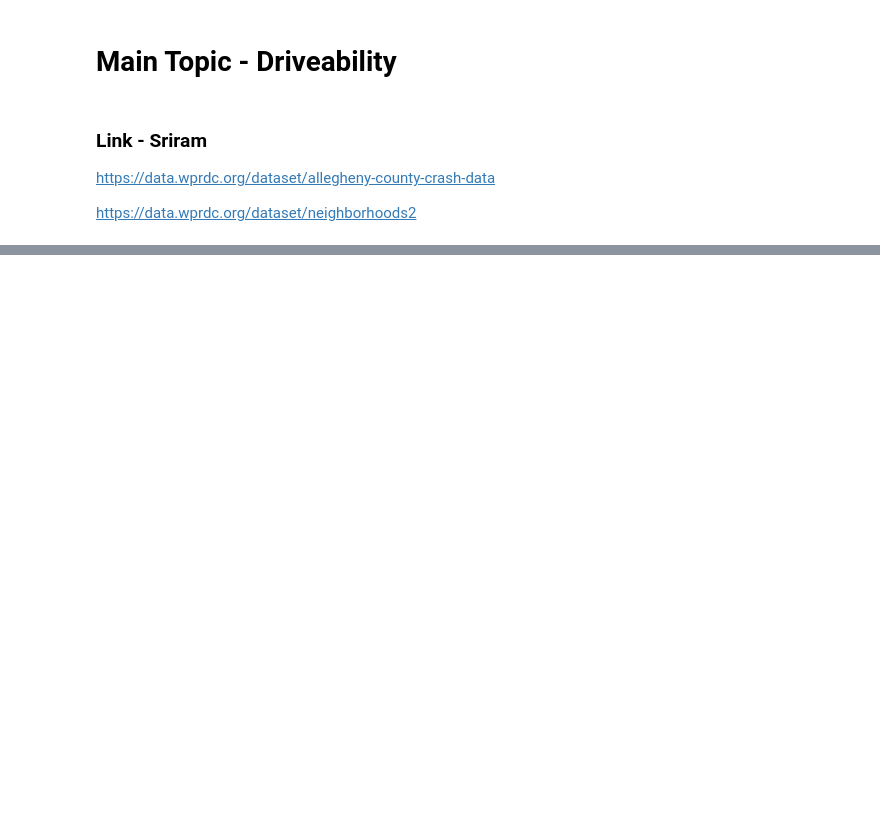
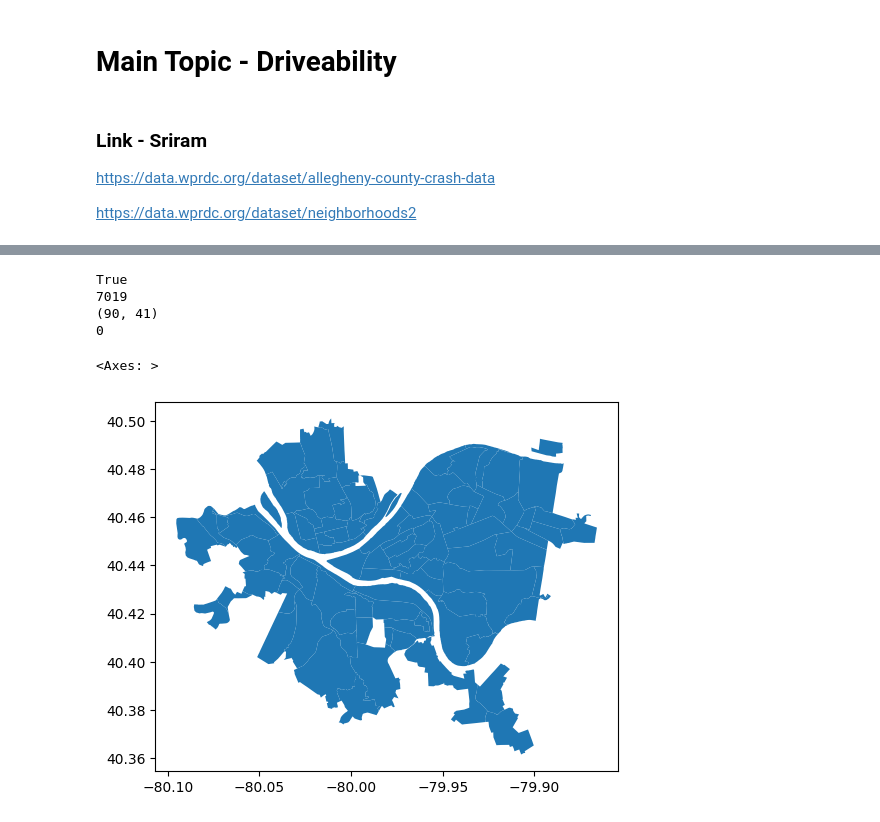
Before and after one commit to jrh315/CMPINF-0010-Final-Project, a Jupyter notebook: sas547_notebook.ipynb, the cells around one changed output, grey strips where cells are left out. Cells and saved outputs as stored; diff of their text form; code cells hidden in the pictures; blank space fills up the shorter version.

Commit message:
I separated my crashes by neighborhood, excluding those outside city limmits

```diff
--- a/sas547_notebook.ipynb
+++ b/sas547_notebook.ipynb
@@ -41,0 +11,63 @@ DataSourceError: /neighborhoods/Neighborhoods.shp: No such file or directory
+# %%
+import json
+import pandas as pd
+import geopandas as gpd
+from shapely import wkb
+
+# Load the datastore export
+with open("geodata.json", "r", encoding="utf-8") as f:
+    data = json.load(f)
+
+columns = [fld["id"] for fld in data["fields"]]
+records = pd.DataFrame(data["records"], columns=columns)
+
+# Strip the leading "\x" and decode the hex WKB into shapely geometries
+def parse_wkb(s):
+    if s is None:
+        return None
+    if s.startswith("\\x"):
+        s = s[2:]
+    return wkb.loads(s, hex=True)
+
+records["geometry"] = records["dataspatial_wkb"].apply(parse_wkb)
+
+neighborhoods = gpd.GeoDataFrame(
+    records.drop(columns=["dataspatial_wkb"]),
+    geometry="geometry",
+    crs="EPSG:4326",   # the coordinates (~ -79.9, 40.4) are already lat/lon
+)
+
+# Crashes
+crash = pd.read_csv("crash_allegheny_2025.csv")
+crash = crash.dropna(subset=["DEC_LONGITUDE", "DEC_LATITUDE"])
+
+crashes_gdf = gpd.GeoDataFrame(
+    crash,
+    geometry=gpd.points_from_xy(crash["DEC_LONGITUDE"], crash["DEC_LATITUDE"]),
+    crs="EPSG:4326",
+)
+
+# Spatial join
+joined = gpd.sjoin(
+    crashes_gdf,
+    neighborhoods[["hood", "geometry"]],
+    how="left",
+    predicate="within",
+)
+
+joined = joined.rename(columns={"hood": "neighborhood"}).drop(columns=["geometry", "index_right"])
+
+print(len(joined) == len(crashes_gdf))      # should be True (no duplicate matches)
+print(joined["neighborhood"].isna().sum())  # crashes outside the city polygons
+joined.to_csv("crashes_with_neighborhoods.csv", index=False)
+
+print(neighborhoods.shape)
+print(neighborhoods.geometry.isna().sum())
+neighborhoods.plot()
+# %% [output]
+True
+7019
+(90, 41)
+0
+<Axes: >
+[figure, added]
```
Also changed, not shown: parts of 1 cell of this notebook, 1 other file.
